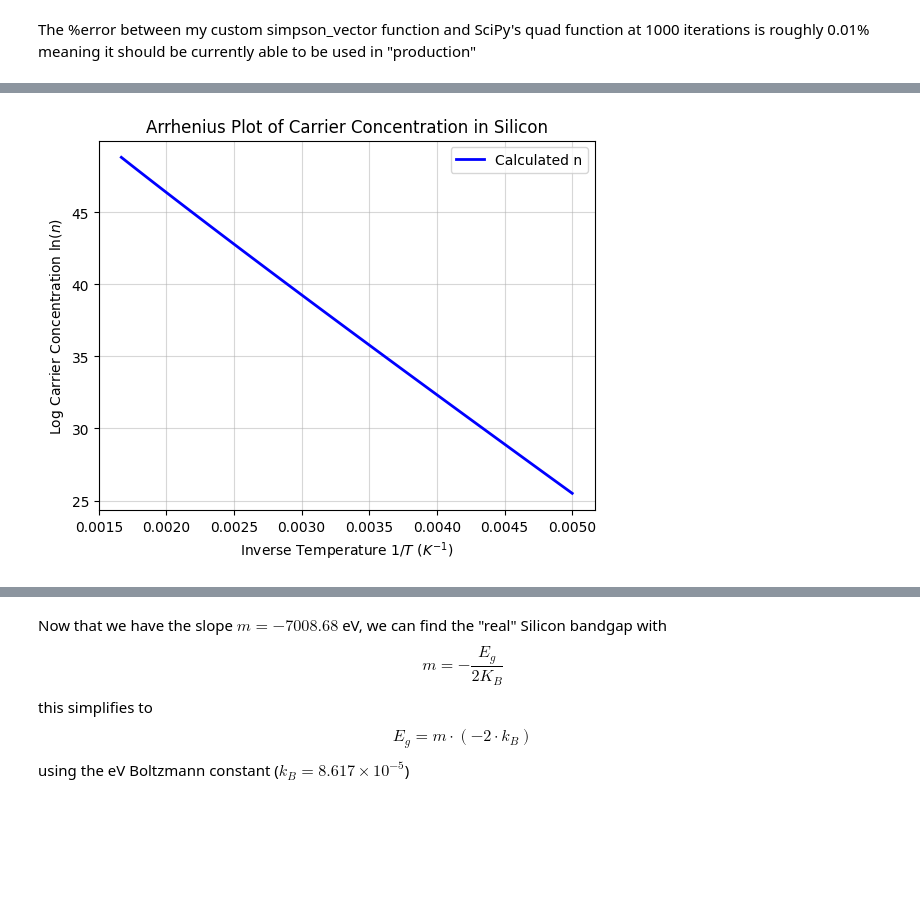
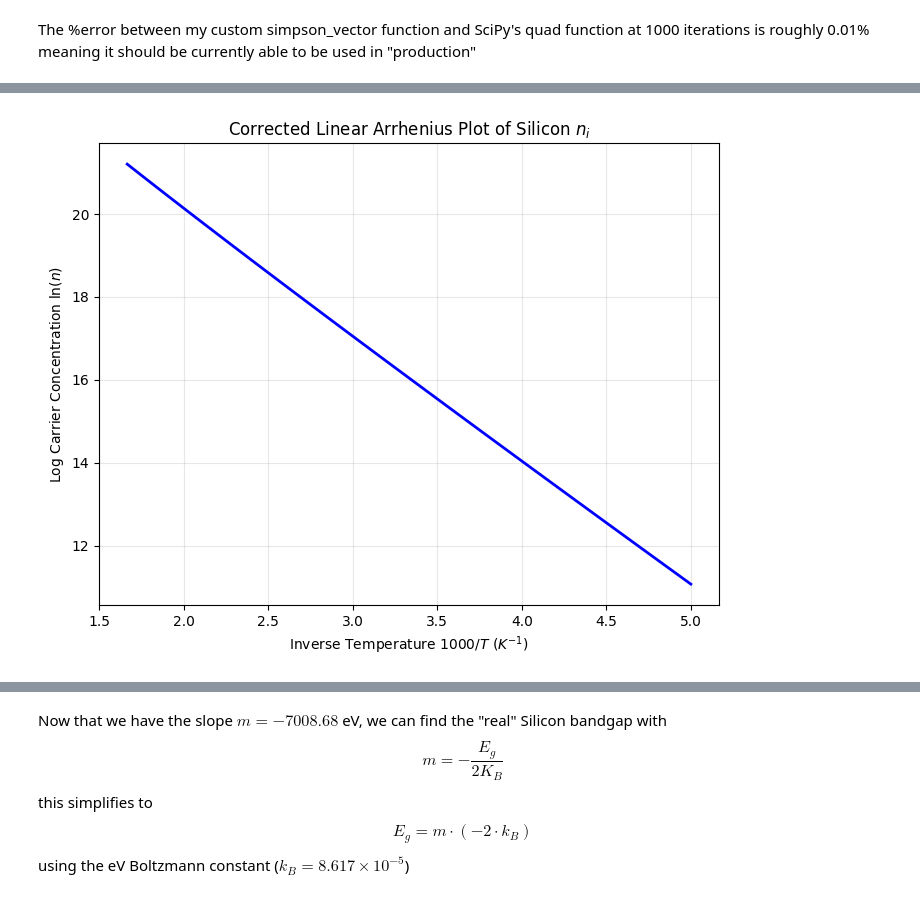
Before and after one commit to Signalbowl54/Carrier_Concentration, a Jupyter notebook: carrier_sim.ipynb, the cells around one changed output, grey strips where cells are left out. Saved outputs shown, nothing was run; the diff lists cells and outputs as text; code cells hidden in the pictures; blank space fills up the shorter version.

```diff
--- a/carrier_sim.ipynb
+++ b/carrier_sim.ipynb
@@ -20,13 +35,0 @@ E_Fermi = 0.56 * q # Fermi level
-# %%
-def fermi_dirac_dist(E, E_F, T):      #
-    exponent = (E - E_F) / (k_B * T)  # Fermi-Dirac distribution
-    return 1 / (1 + np.exp(exponent)) #
-
-def density_states(E, E_c):    #
-    prefactor = (1 / (2 * np.pi**2)) * (2 * m_eff / h_bar**2)**1.5
-    #g = np.where(E>=E_c, prefactor * np.sqrt(E-E_c), 0)
-    g = prefactor * np.sqrt(np.maximum(0, E - E_c))
-    return g
-
-def carrier_integrand(E, E_c, E_F, T):                                  #
-    return density_states(E, E_c) * fermi_dirac_dist(E, E_F, T) # Fermi-Dirac integral
@@ -150,14 +182,27 @@ plt.show()
 # %%
-plt.plot(1/T_range, np.log(n_values), label='Calculated n', color='blue', linewidth=2)
+T_range = np.linspace(200, 600, 50)
+n_values = []
 
-plt.xlabel(r'Inverse Temperature $1/T$ ($K^{-1}$)')
+for Temp in T_range:
+    # Use 15*kT range to capture the full tail
+    upper = E_c_j + (15 * k_B * Temp)
+    val = pt.simpson_vector(carrier_integrand, E_c_j, upper, 1000, E_c_j, E_f_j, Temp)
+    n_values.append(val)
+
+# --- 4. The Linear Arrhenius Plot ---
+inv_T_scaled = 1000 / T_range  # Professional 1000/T scaling
+
+plt.figure(figsize=(8, 6))
+plt.plot(inv_T_scaled, np.log10(n_values), 'b-', lw=2, label='Calculated $n_i$')
+
+# Professional Labeling
+plt.xlabel(r'Inverse Temperature $1000/T$ ($K^{-1}$)')
 plt.ylabel(r'Log Carrier Concentration $\ln(n)$')
-plt.title('Arrhenius Plot of Carrier Concentration in Silicon')
-plt.grid(True, which="both", ls="-", alpha=0.5)
-plt.legend()
+plt.title('Corrected Linear Arrhenius Plot of Silicon $n_i$')
+plt.grid(True, alpha=0.3)
 plt.show()
 # %% [output]
-[figure, old version]
+[figure, new version]
 # %%
 # 1. Get the slope and intercept
 m, b = np.polyfit(1/T_range, np.log(n_values), 1)
```
Also changed, not shown: parts of 10 cells of this notebook.
